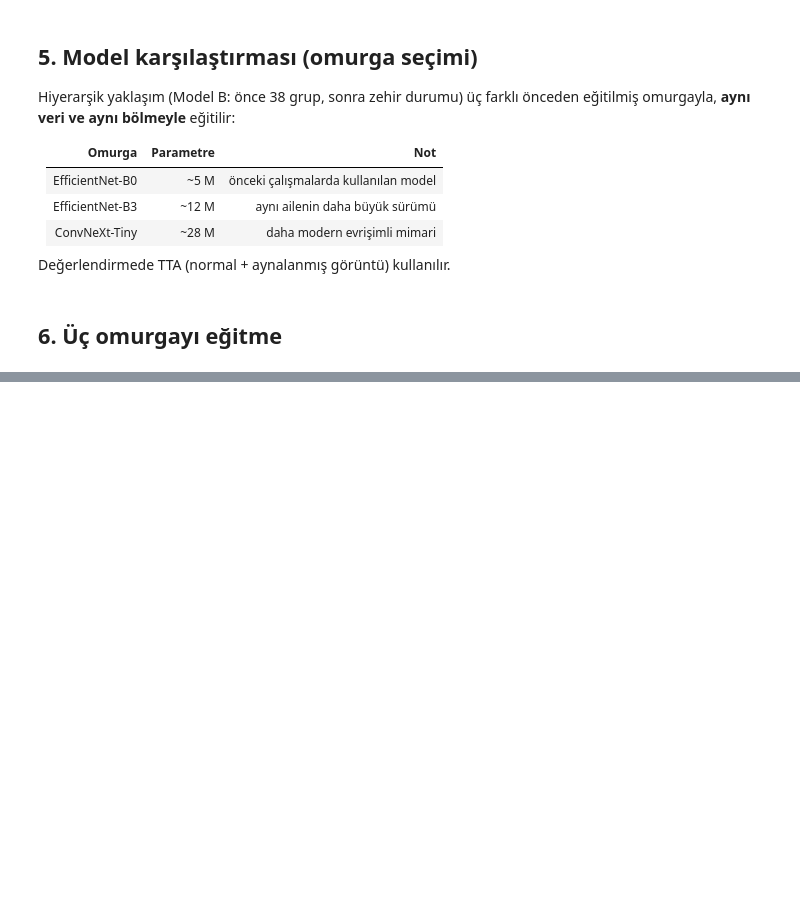
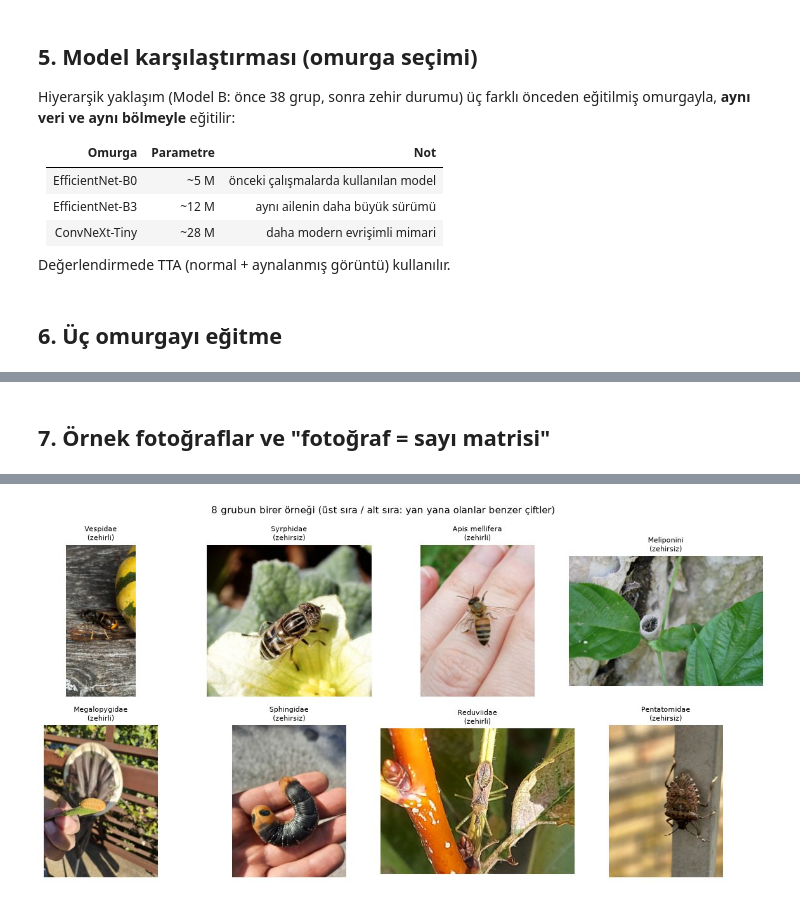
Before and after one commit to ryugazawqa/zehirli-bocek-siniflandirma, a Jupyter notebook: egitim_v4_omurga.ipynb, the cells around one changed output, grey strips where cells are left out. Saved outputs shown, nothing was run; the diff lists cells and outputs as text; code cells hidden in the pictures; blank space fills up the shorter version.

```diff
--- a/egitim_v4_omurga.ipynb
+++ b/egitim_v4_omurga.ipynb
@@ -360,0 +476,76 @@ print(omurga_df[["omurga", "bolum", "accuracy", "f1", "precision", "recall_zehir
+# %% [markdown]
+## 7. Örnek fotoğraflar ve "fotoğraf = sayı matrisi"
+# %%
+import io, time
+import numpy as np
+import pandas as pd
+import cv2
+import requests
+import matplotlib.pyplot as plt
+from sklearn.metrics import accuracy_score
+
+plt.rcParams["figure.dpi"] = 90
+np.random.seed(42)
+
+def goster(resimler, basliklar, sutun=4, boyut=3.4, cmap="gray", baslik=None):
+    """Resimleri ızgara halinde çizer (RGB ya da tek kanallı)."""
+    satir = int(np.ceil(len(resimler) / sutun))
+    fig, axes = plt.subplots(satir, sutun, figsize=(boyut * sutun, boyut * satir))
+    for ax in np.atleast_1d(axes).flat:
+        ax.axis("off")
+    for ax, r, b in zip(np.atleast_1d(axes).flat, resimler, basliklar):
+        ax.imshow(r, cmap=None if r.ndim == 3 else cmap)
+        ax.set_title(b, fontsize=9)
+    if baslik:
+        plt.suptitle(baslik, fontsize=12)
+    plt.tight_layout(); plt.show()
+
+API = "https://api.inaturalist.org/v1"
+CIFT_GRUPLAR = [   # (takson, sınıf, sadece larva mı) — yan yana olanlar benzer çiftler
+    ("Vespidae", "zehirli", False),       ("Syrphidae", "zehirsiz", False),
+    ("Apis mellifera", "zehirli", False), ("Meliponini", "zehirsiz", False),
+    ("Megalopygidae", "zehirli", True),   ("Sphingidae", "zehirsiz", True),
+    ("Reduviidae", "zehirli", False),     ("Pentatomidae", "zehirsiz", False),
+]
+
+gi_oturum = requests.Session()
+gi_oturum.headers["User-Agent"] = "zehirli-bocek-ders-projesi (goruntu isleme)"
+
+def gi_api(yol, **params):
+    for deneme in range(5):
+        time.sleep(1.0)
+        try:
+            r = gi_oturum.get(f"{API}/{yol}", params=params, timeout=60)
+            if r.status_code == 200:
+                return r.json()
+        except requests.RequestException:
+            pass
+        time.sleep(3 * (deneme + 1))
+    raise RuntimeError(yol)
+
+def foto_indir(url, en_buyuk=400):
+    """Fotoğrafı indirir, OpenCV ile çözer (BGR → RGB) ve uzun kenarı 400 piksel yapar."""
+    b = np.frombuffer(gi_oturum.get(url, timeout=30).content, np.uint8)
+    rgb = cv2.cvtColor(cv2.imdecode(b, cv2.IMREAD_COLOR), cv2.COLOR_BGR2RGB)
+    k = en_buyuk / max(rgb.shape[:2])
+    return cv2.resize(rgb, None, fx=k, fy=k, interpolation=cv2.INTER_AREA)
+
+kayitlar = []
+for ad, sinif, larva in CIFT_GRUPLAR:
+    tid = next(t["id"] for t in gi_api("taxa", q=ad, per_page=30)["results"] if t["name"] == ad)
+    p = dict(taxon_id=tid, quality_grade="research", photos="true", photo_license="cc0,cc-by,cc-by-nc",
+             per_page=25, order_by="id", order="desc")
+    if larva:
+        p.update(term_id=1, term_value_id=6)
+    for o in gi_api("observations", **p)["results"]:
+        try:
+            kayitlar.append(dict(grup=ad, sinif=sinif, resim=foto_indir(o["photos"][0]["url"].replace("/square.", "/medium."))))
+        except Exception:
+            pass
+    print(f"{ad:15s} {sinif:9s} {sum(k['grup'] == ad for k in kayitlar)} fotoğraf")
+
+gi_df = pd.DataFrame(kayitlar)
+ornekler = gi_df.groupby("grup", sort=False).head(1).reset_index(drop=True)
+ETIKET = [f"{g}\n({s})" for g, s in zip(ornekler.grup, ornekler.sinif)]
+goster(list(ornekler.resim), ETIKET, baslik="8 grubun birer örneği (üst sıra / alt sıra: yan yana olanlar benzer çiftler)")
+# %% [output]
@@ -360,0 +560 @@ print(omurga_df[["omurga", "bolum", "accuracy", "f1", "precision", "recall_zehir
+[figure, added]
```
Also changed, not shown: parts of 33 cells of this notebook, 1 other file.
